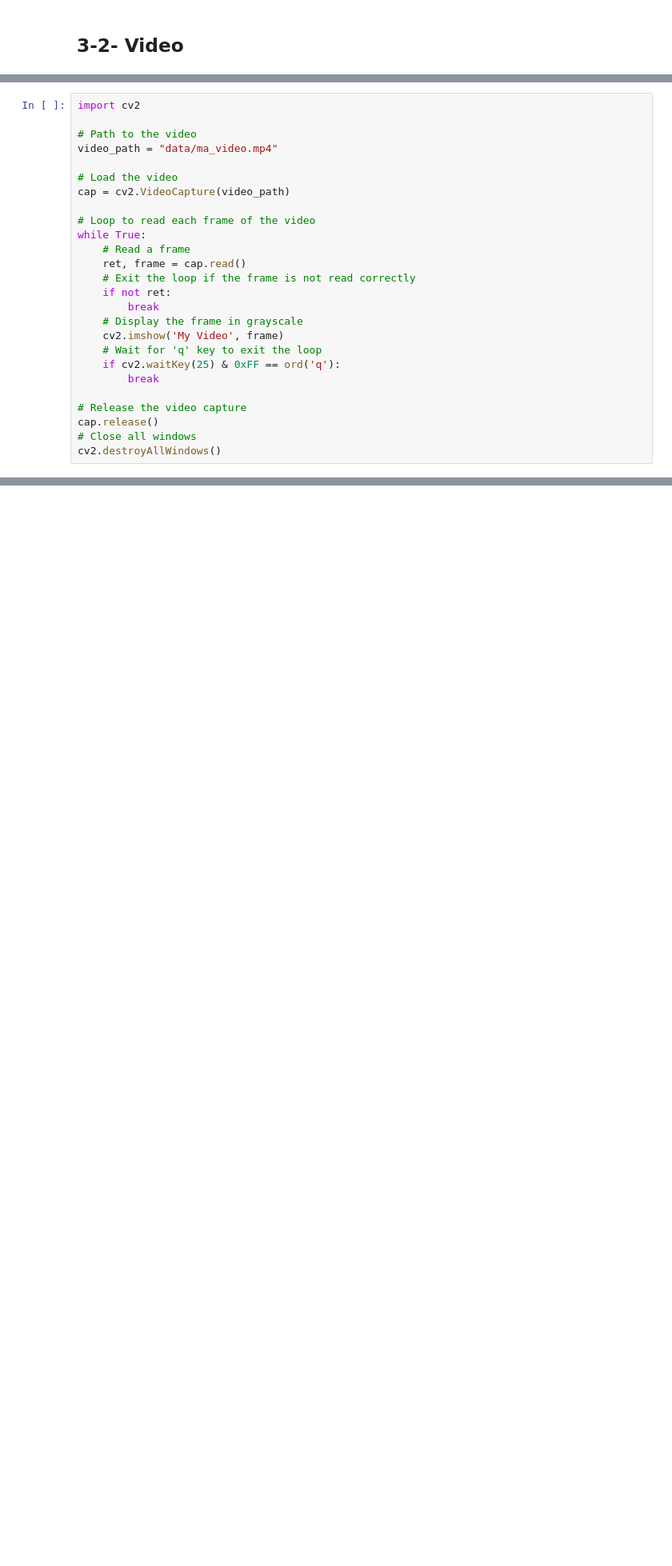
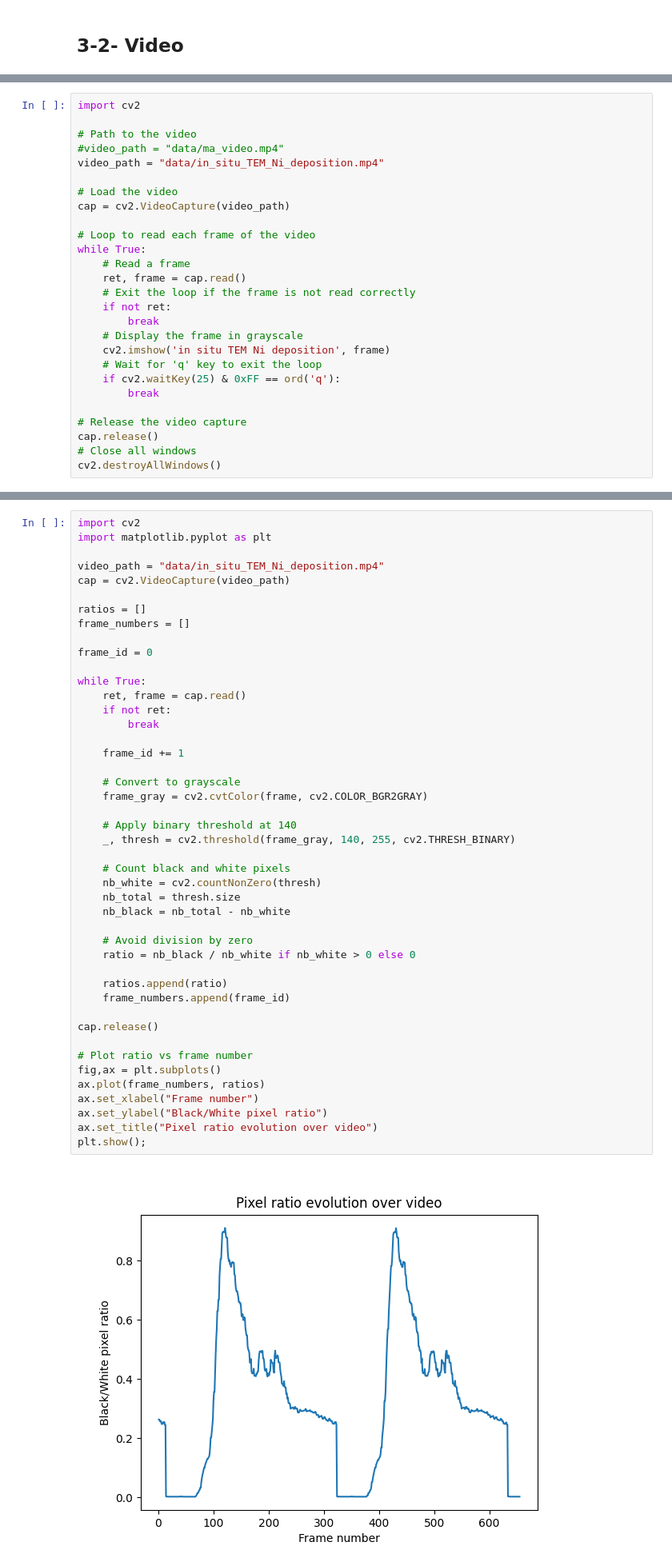
Before and after one commit to scayez/nino_workshop, a Jupyter notebook: intro_images.ipynb, the cells around one changed output, grey strips where cells are left out. Shown at 80% size. Drawn from its saved outputs; the diff is of its cells as text; blank space fills up the shorter version.

```diff
--- a/intro_images.ipynb
+++ b/intro_images.ipynb
@@ -565,7 +736,8 @@ The basic workflow is:
 import cv2
 
 # Path to the video
-video_path = "data/ma_video.mp4"
+#video_path = "data/ma_video.mp4"
+video_path = "data/in_situ_TEM_Ni_deposition.mp4"
 
 # Load the video
 cap = cv2.VideoCapture(video_path)
@@ -578,7 +750,7 @@ while True:
     if not ret:
         break
     # Display the frame in grayscale
-    cv2.imshow('My Video', frame)
+    cv2.imshow('in situ TEM Ni deposition', frame)
     # Wait for 'q' key to exit the loop
     if cv2.waitKey(25) & 0xFF == ord('q'):
         break
@@ -631,3 +798,50 @@ cv2.destroyAllWindows()
+# %%
+import cv2
+import matplotlib.pyplot as plt
+
+video_path = "data/in_situ_TEM_Ni_deposition.mp4"
+cap = cv2.VideoCapture(video_path)
+
+ratios = []
+frame_numbers = []
+
+frame_id = 0
+
+while True:
+    ret, frame = cap.read()
+    if not ret:
+        break
+
+    frame_id += 1
+
+    # Convert to grayscale
+    frame_gray = cv2.cvtColor(frame, cv2.COLOR_BGR2GRAY)
+
+    # Apply binary threshold at 140
+    _, thresh = cv2.threshold(frame_gray, 140, 255, cv2.THRESH_BINARY)
+
+    # Count black and white pixels
+    nb_white = cv2.countNonZero(thresh)
+    nb_total = thresh.size
+    nb_black = nb_total - nb_white
+
+    # Avoid division by zero
+    ratio = nb_black / nb_white if nb_white > 0 else 0
+
+    ratios.append(ratio)
+    frame_numbers.append(frame_id)
+
+cap.release()
+
+# Plot ratio vs frame number
+fig,ax = plt.subplots()
+ax.plot(frame_numbers, ratios)
+ax.set_xlabel("Frame number")
+ax.set_ylabel("Black/White pixel ratio")
+ax.set_title("Pixel ratio evolution over video")
+plt.show();
+# %% [output]
+[figure, added]
 # %% [markdown]
 ## Next Steps: Applying the Basics to a Real Problem
 
```
Also changed, not shown: parts of 82 cells of this notebook.
